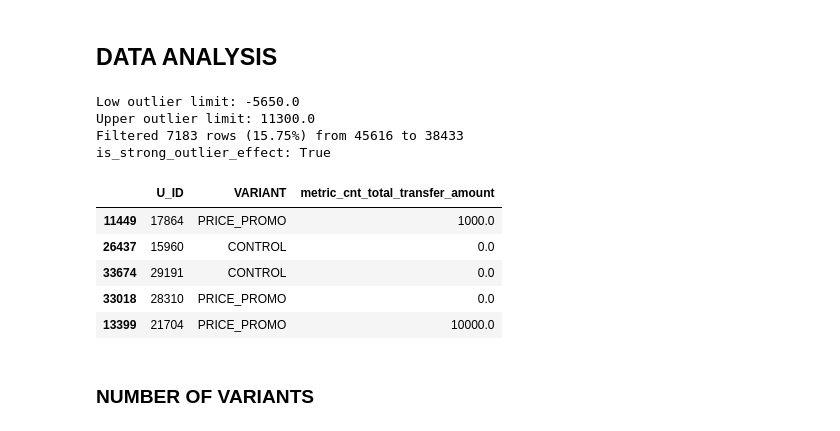
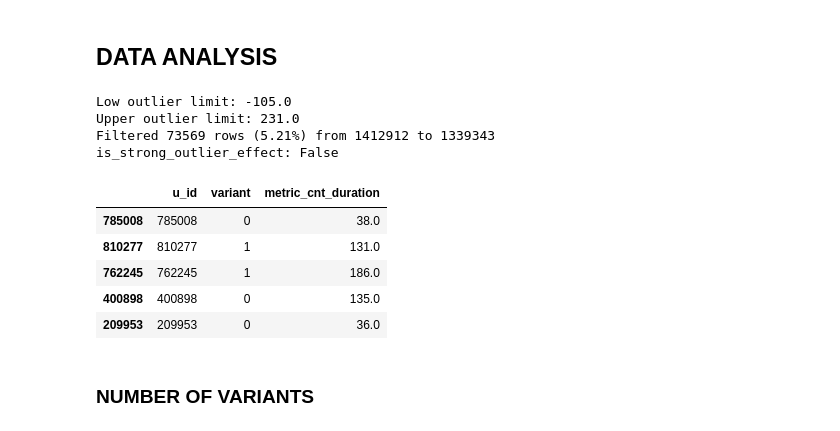
Before and after one commit to EAlmazanG/ab-test-framework, a Jupyter notebook: notebooks/ab-test_example_1.ipynb, the cells around one changed output. Cells and saved outputs as stored; diff of their text form; code cells hidden in the pictures.

```diff
--- a/notebooks/ab-test_example_1.ipynb
+++ b/notebooks/ab-test_example_1.ipynb
@@ -134,10 +128,10 @@ dtype: object
 # %% [markdown]
 ### DTYPES
 # %%
-datetime_columns = ['WHEN_ENTERED_INTO_EXPERIMENT']
-int64_columns = ['U_ID', 'PROMOTER_U_ID', 'IS_TREATMENT', 'COUNT_TRANSFERS', 'DAYS_TRANSACTING', 'DISTINCT_RECEIVERS']
-float64_columns = ['TOTAL_TRANSFER_AMOUNT']
-str_columns = ['VARIANT', 'USER_SEGMENT', 'PROMO_TAG']
+datetime_columns = ['event_at']
+float64_columns = ['duration']
+str_columns = ['variant', 'platform', 'u_id', 'is_completed']
+int64_columns = ['']
 
 # Basic data conversion
 df = framework.format_columns(df, datetime_columns, int64_columns, float64_columns, str_columns)
@@ -235,7 +221,7 @@ else:
 # of duplicated rows:  0
 No duplicates in the DataFrame found.
 # %%
-primary_key_column = 'U_ID'
+primary_key_column = 'u_id'
 timestamp_column = ''
 
 # Check for duplicates in the unique columns
@@ -295,4 +260 @@ TOTAL_TRANSFER_AMOUNT           26743
 dtype: int64
-# %%
-# Fill null columns
-df['TOTAL_TRANSFER_AMOUNT'] = df['TOTAL_TRANSFER_AMOUNT'].fillna(0)
@@ -311,44 +262,44 @@ display(checks)
 ## METRICS DEFINITION
 # %%
 # calculate the metrics, use metric_cnt_ or metric_cvr_
-df['metric_cnt_total_transfer_amount'] = df['TOTAL_TRANSFER_AMOUNT']
-df['metric_cvr_transaction'] = df['TOTAL_TRANSFER_AMOUNT'].apply(lambda x: 1 if x > 0 else 0, 1)
+df['metric_cnt_duration'] = df['duration']
+df['metric_cvr_is_completed'] = df['is_completed'].apply(lambda x: 1 if x == 'True' else 0, 1)
 # %% [markdown]
 ## DATA ANALYSIS
 # %%
 # Select metrics and columns involved in the test
-primary_key_column = 'U_ID'
-metric_column = 'metric_cnt_total_transfer_amount'
-variant_column = 'VARIANT'
+primary_key_column = 'u_id'
+metric_column = 'metric_cnt_duration'
+variant_column = 'variant'
 
 columns_selection_df = df[[primary_key_column, variant_column, metric_column]]
 metric_type = (
     'continuous' if metric_column.startswith('metric_cnt_') else
     'proportion' if metric_column.startswith('metric_cvr_') else
     None
 )
 outliers_filtered_df, is_strong_outlier_effect = analysis.remove_outliers(columns_selection_df, metric_column, 1)
 
 # Filter outliers:
 filter_outliers = False
 
 if filter_outliers:
     selected_df = outliers_filtered_df.copy()
 else:
     selected_df = columns_selection_df.copy()
 
 display(selected_df.sample(5))
 # %% [output]
-Low outlier limit: -5650.0
-Upper outlier limit: 11300.0
-Filtered 7183 rows (15.75%) from 45616 to 38433
-is_strong_outlier_effect: True
+Low outlier limit: -105.0
+Upper outlier limit: 231.0
+Filtered 73569 rows (5.21%) from 1412912 to 1339343
+is_strong_outlier_effect: False
-|  | U_ID | VARIANT | metric_cnt_total_transfer_amount |
-| 11449 | 17864 | PRICE_PROMO | 1000.0 |
-| 26437 | 15960 | CONTROL | 0.0 |
-| 33674 | 29191 | CONTROL | 0.0 |
-| 33018 | 28310 | PRICE_PROMO | 0.0 |
-| 13399 | 21704 | PRICE_PROMO | 10000.0 |
+|  | u_id | variant | metric_cnt_duration |
+| 785008 | 785008 | 0 | 38.0 |
+| 810277 | 810277 | 1 | 131.0 |
+| 762245 | 762245 | 1 | 186.0 |
+| 400898 | 400898 | 0 | 135.0 |
+| 209953 | 209953 | 0 | 36.0 |
 # %% [markdown]
 ### NUMBER OF VARIANTS
 # %%
```
Also changed, not shown: parts of 18 cells of this notebook, 1 other file.
